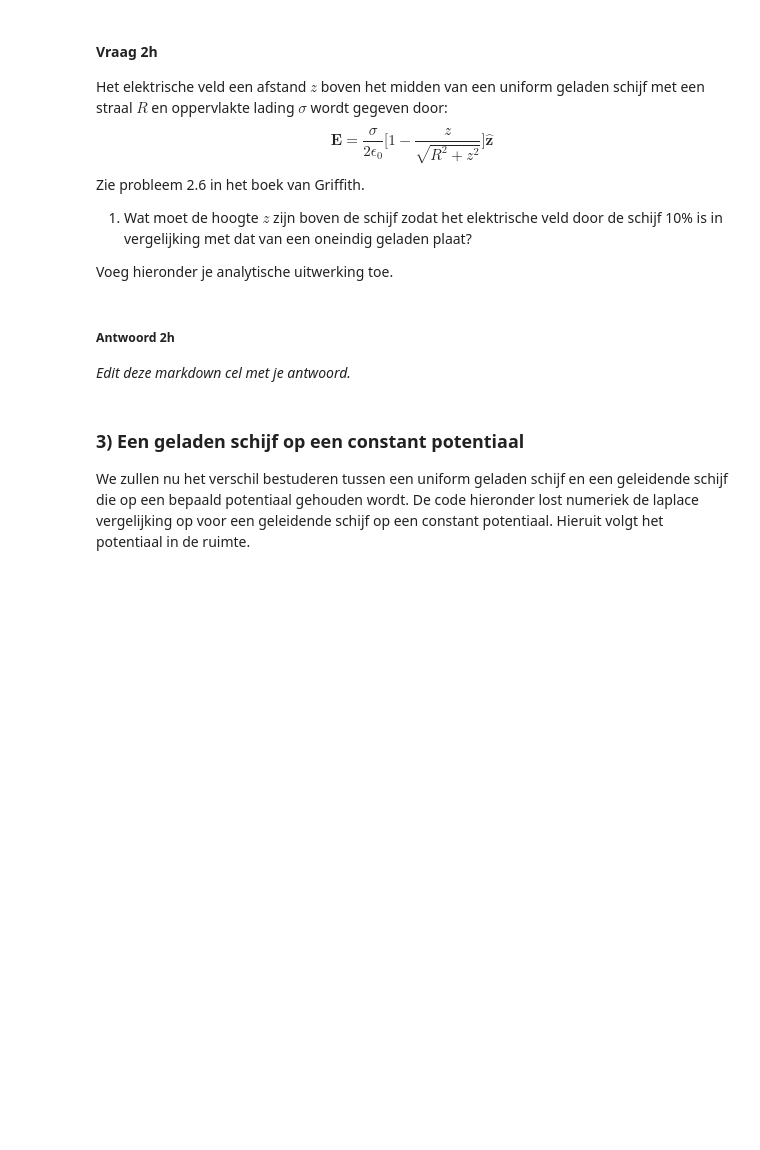
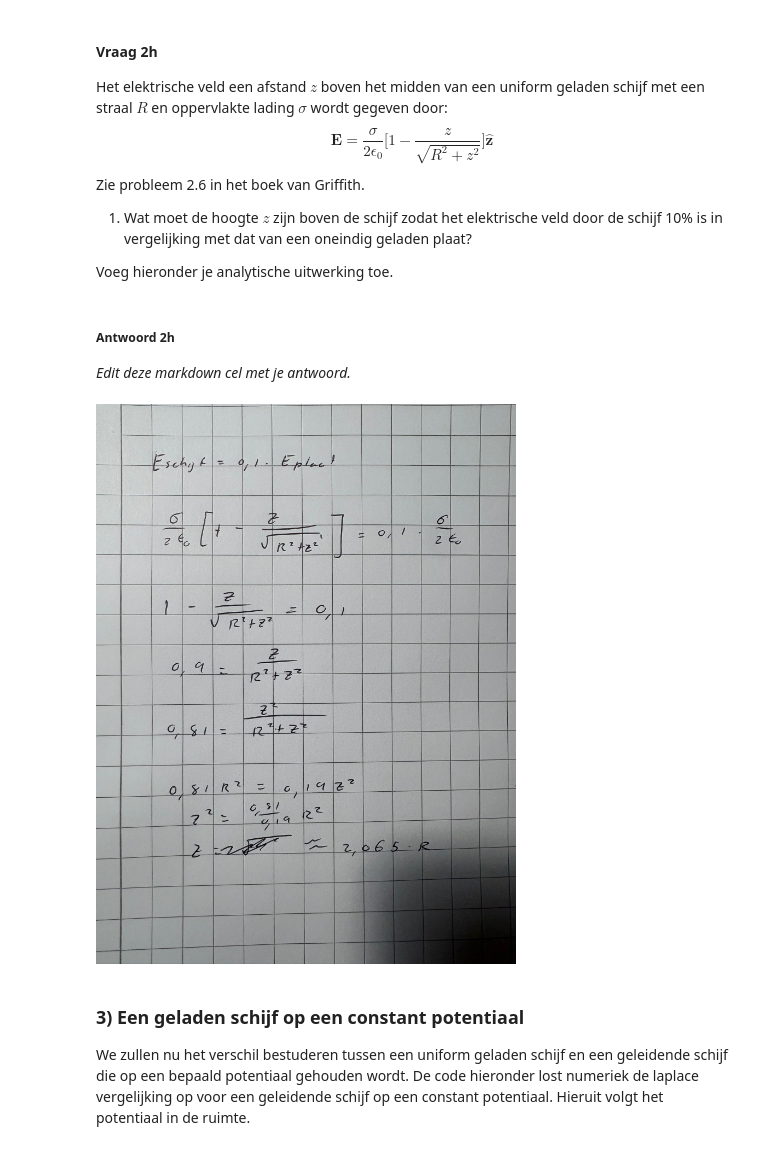
Before and after one commit to Thaverkornvanr/opdrachten-DEF-D, a Jupyter notebook: DigitaleOntwerpopdrachten/1CondensatorOpdracht/CondensatorOntwerpopdracht.ipynb, the cells around one changed output. Drawn from its saved outputs; the diff is of its cells as text; code cells hidden in the pictures; blank space fills up the shorter version.

```diff
--- a/DigitaleOntwerpopdrachten/1CondensatorOpdracht/CondensatorOntwerpopdracht.ipynb
+++ b/DigitaleOntwerpopdrachten/1CondensatorOpdracht/CondensatorOntwerpopdracht.ipynb
@@ -356,6 +356,10 @@ Voeg hieronder je analytische uitwerking toe.
 ##### Antwoord 2h
 
 *Edit deze markdown cel met je antwoord.*
+# %%
+display(Image("uitwerking.jpg"))
+# %% [output]
+[figure, added]
 # %% [markdown]
 ### 3) Een geladen schijf op een constant potentiaal
 
```
Also changed, not shown: parts of 5 cells of this notebook, 1 other file.
